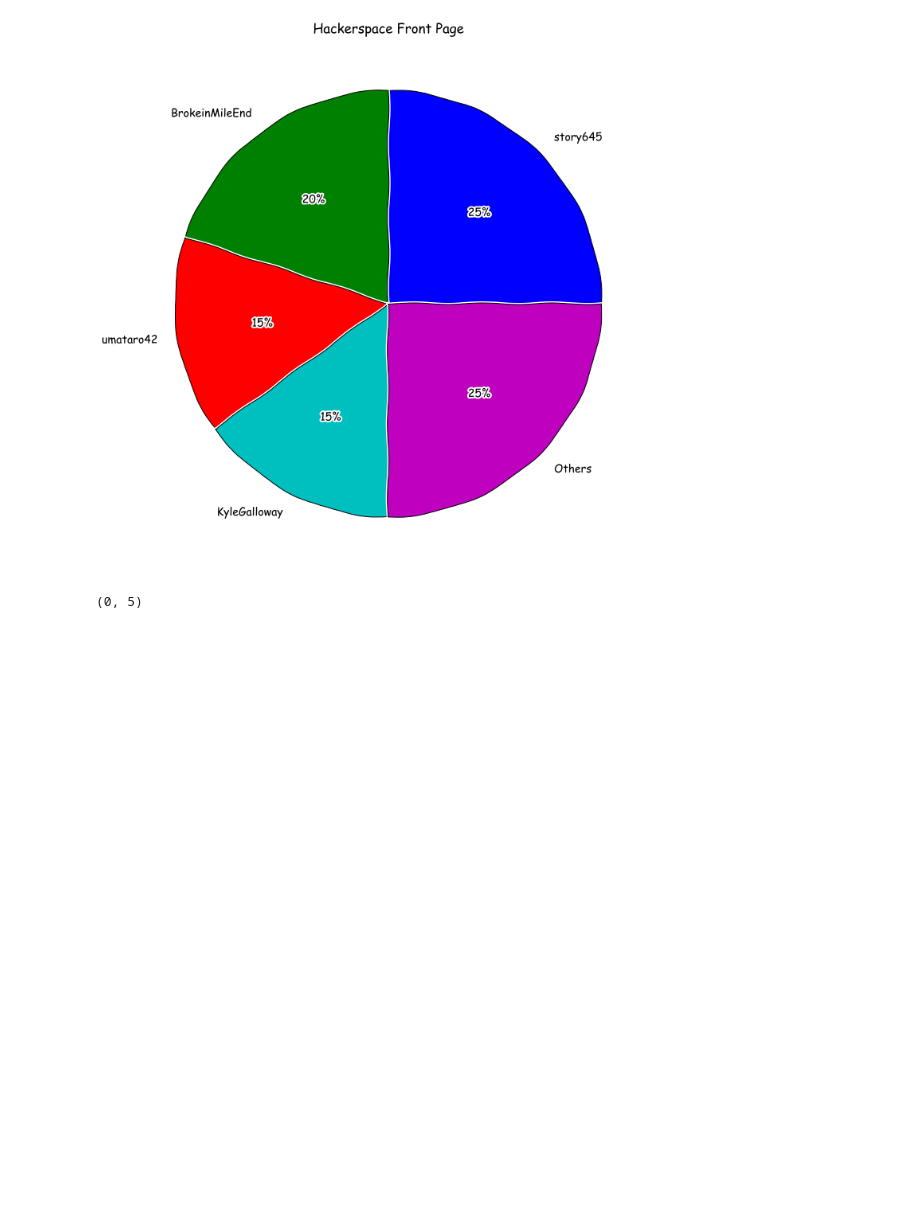
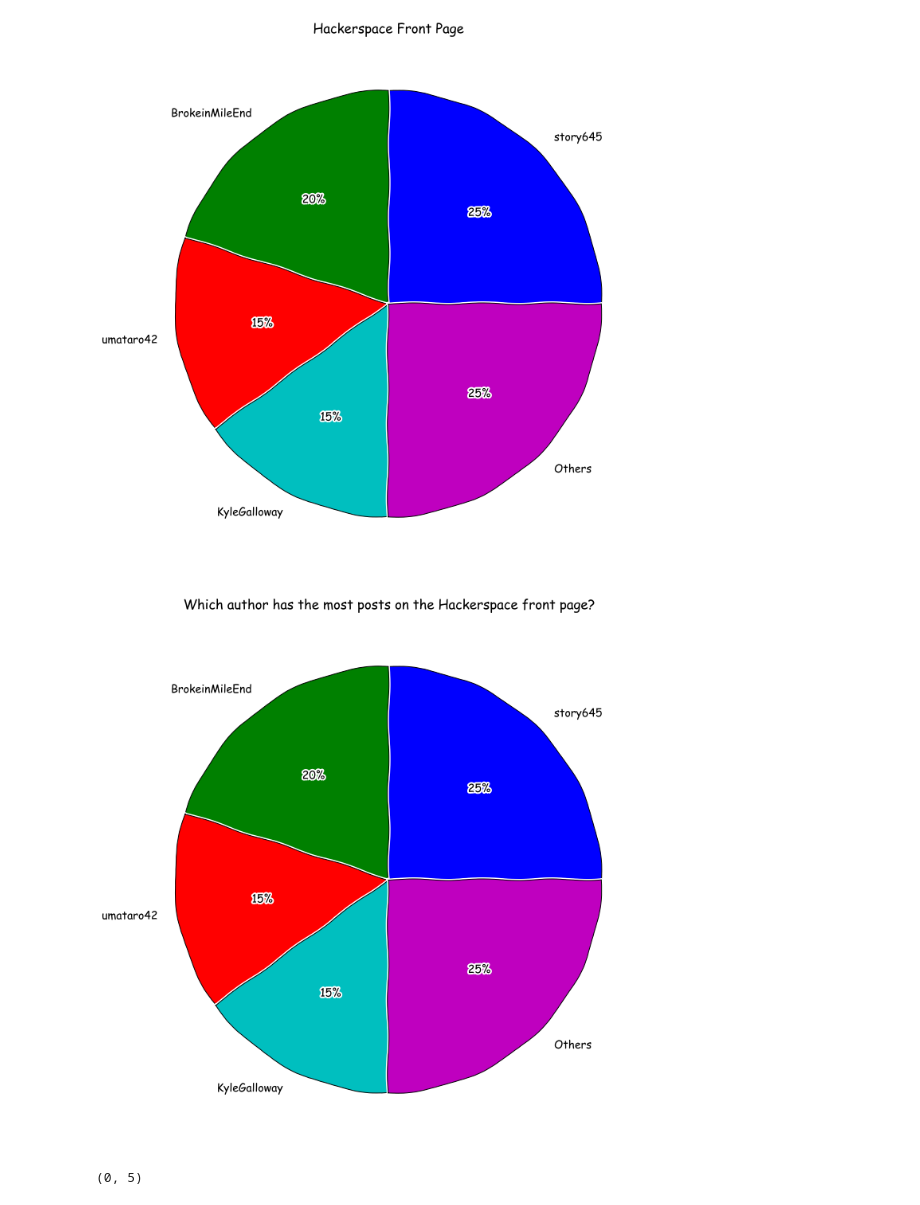
Before and after one commit to story645/matplotlib-tutorial, a Jupyter notebook: code/vizpost.ipynb, the cells around one changed output. Drawn from its saved outputs; the diff is of its cells as text; code cells hidden in the pictures; blank space fills up the shorter version.

```diff
--- a/code/vizpost.ipynb
+++ b/code/vizpost.ipynb
@@ -171,6 +217,20 @@ ax.set_aspect('equal')
 # %% [output]
 [0.25, 0.2, 0.15, 0.15, 0.25]
 [figure]
+# %%
+fig = plt.figure(figsize=(12,12))
+ax = fig.add_subplot(1,1,1)
+names, count = zip(*[('story645',5), ('BrokeinMileEnd', 4),
+         ('umataro42',3), ('KyleGalloway',3 ),
+         ('Others', 5)])
+p = [c/(1.0*sum(count)) for c in count]
+width=.75
+inds = np.arange(len(count))
+ax.set_title("Which author has the most posts on the Hackerspace front page?")
+ax.pie(p, labels=names, autopct='%d%%')
+ax.set_aspect('equal')
+# %% [output]
+[figure, added]
 # %%
 fig = plt.figure(figsize=(12,9))
 ax = fig.add_subplot(1,1,1)
```
Also changed, not shown: parts of 2 cells of this notebook.
